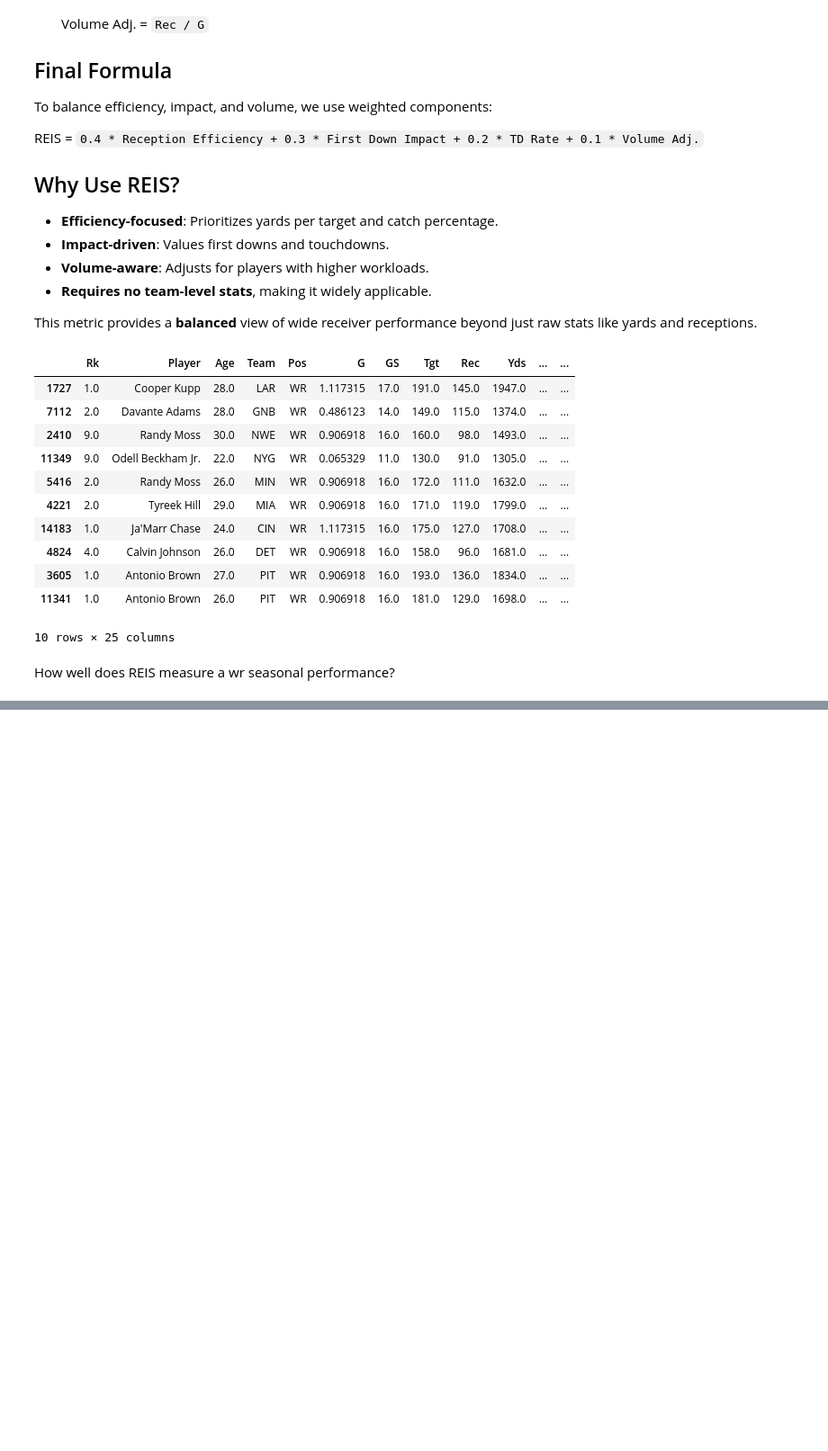
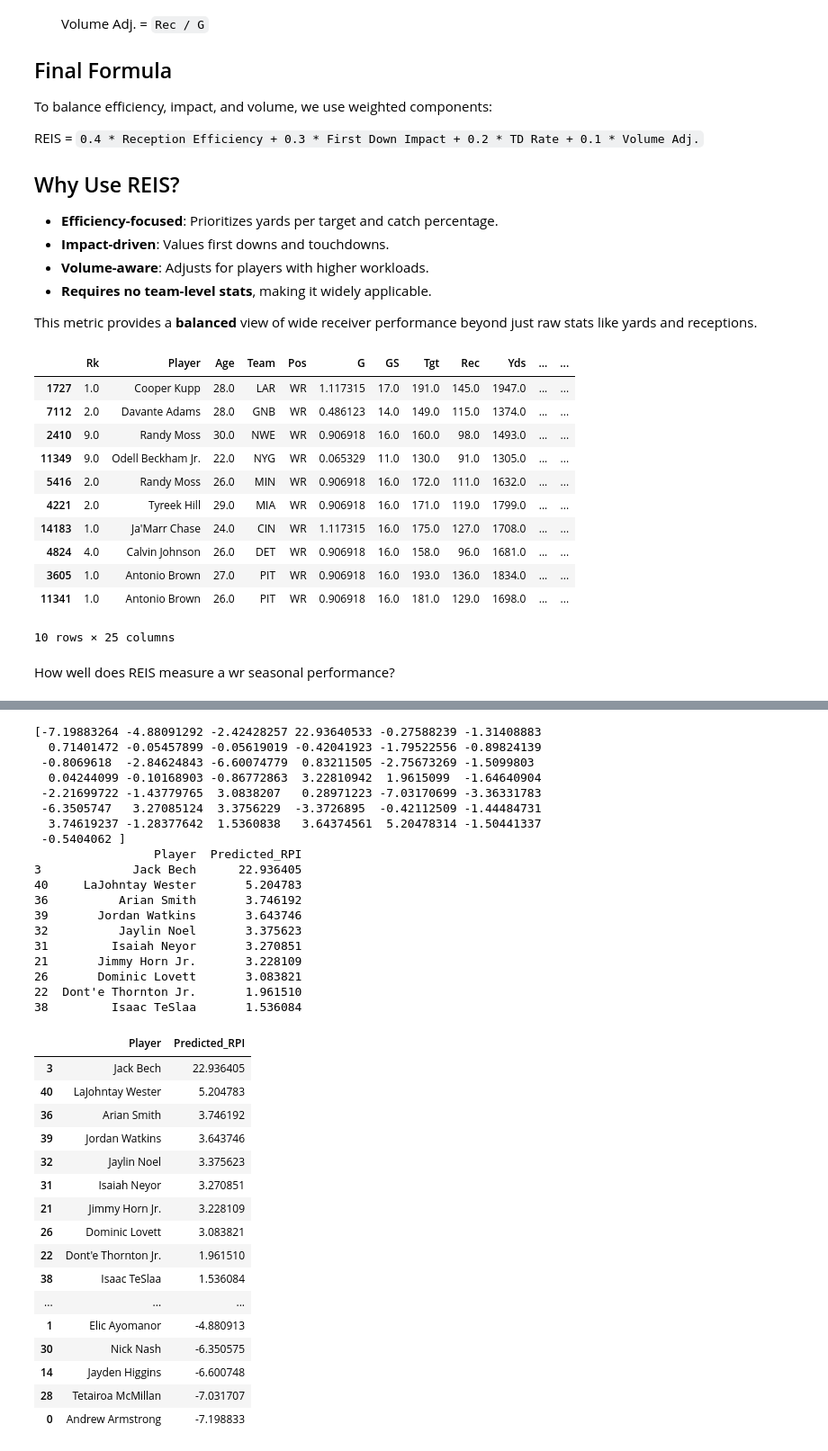
Before and after one commit to vidmt/msas-project, a Jupyter notebook: nfl_combine_analysis.ipynb, the cells around one changed output, grey strips where cells are left out. Shown at 90% size. Drawn from its saved outputs; the diff is of its cells as text; code cells hidden in the pictures; blank space fills up the shorter version.

```diff
--- a/nfl_combine_analysis.ipynb
+++ b/nfl_combine_analysis.ipynb
@@ -243,0 +317,75 @@ fig.show()
+# %%
+from collections import Counter
+
+testcomb = pd.read_csv('data/current_comb.csv')
+testcomb = testcomb[testcomb['Pos'] == 'WR']
+testcomb.drop(columns=['Drafted (tm/rnd/yr)', 'College', 'Player-additional'], inplace=True)
+testcomb['Ht'] = testcomb['Ht'].astype(str).apply(height_to_inches)
+testcomb.set_index('Player', inplace=True)
+testcomb.drop(columns=['School', 'Pos'], inplace=True)
+testcomb.fillna(testcomb.median(), inplace=True)
+testcomb.reset_index(inplace=True)
+# shape is 48x8
+college_copy.dtypes
+merged = testcomb.merge(college_copy, left_on='Player', right_on='player', how='inner')
+
+player_order = merged['Player'].tolist()
+merged.drop(columns=['Player', 'player','declined_penalties'], inplace=True)
+
+
+scaler = StandardScaler()
+data2025 = scaler.fit_transform(merged)
+
+newpredictions = model.predict(data2025)
+print(newpredictions)
+# data2025
+
+predictions_df = pd.DataFrame({
+    'Player': player_order,  # List of players corresponding to predictions
+    'Predicted_RPI': newpredictions
+})
+
+# Sort the DataFrame by the predicted RPI score in descending order
+predictions_df_sorted = predictions_df.sort_values(by='Predicted_RPI', ascending=False)
+
+# Show the top 10 players
+top_players = predictions_df_sorted.head(10)
+print(top_players)
+predictions_df_sorted
+# %% [output]
+[-7.19883264 -4.88091292 -2.42428257 22.93640533 -0.27588239 -1.31408883
+  0.71401472 -0.05457899 -0.05619019 -0.42041923 -1.79522556 -0.89824139
+ -0.8069618  -2.84624843 -6.60074779  0.83211505 -2.75673269 -1.5099803
+  0.04244099 -0.10168903 -0.86772863  3.22810942  1.9615099  -1.64640904
+ -2.21699722 -1.43779765  3.0838207   0.28971223 -7.03170699 -3.36331783
+ -6.3505747   3.27085124  3.3756229  -3.3726895  -0.42112509 -1.44484731
+  3.74619237 -1.28377642  1.5360838   3.64374561  5.20478314 -1.50441337
+ -0.5404062 ]
+                 Player  Predicted_RPI
+3             Jack Bech      22.936405
+40     LaJohntay Wester       5.204783
+36          Arian Smith       3.746192
+39       Jordan Watkins       3.643746
+32          Jaylin Noel       3.375623
+31         Isaiah Neyor       3.270851
+21       Jimmy Horn Jr.       3.228109
+26       Dominic Lovett       3.083821
+22  Dont'e Thornton Jr.       1.961510
+38         Isaac TeSlaa       1.536084
+|  | Player | Predicted_RPI |
+| 3 | Jack Bech | 22.936405 |
+| 40 | LaJohntay Wester | 5.204783 |
+| 36 | Arian Smith | 3.746192 |
+| 39 | Jordan Watkins | 3.643746 |
+| 32 | Jaylin Noel | 3.375623 |
+| 31 | Isaiah Neyor | 3.270851 |
+| 21 | Jimmy Horn Jr. | 3.228109 |
+| 26 | Dominic Lovett | 3.083821 |
+| 22 | Dont'e Thornton Jr. | 1.961510 |
+| 38 | Isaac TeSlaa | 1.536084 |
+| ... | ... | ... |
+| 1 | Elic Ayomanor | -4.880913 |
+| 30 | Nick Nash | -6.350575 |
+| 14 | Jayden Higgins | -6.600748 |
+| 28 | Tetairoa McMillan | -7.031707 |
+| 0 | Andrew Armstrong | -7.198833 |
```
Also changed, not shown: parts of 15 cells of this notebook, 2 other files.
